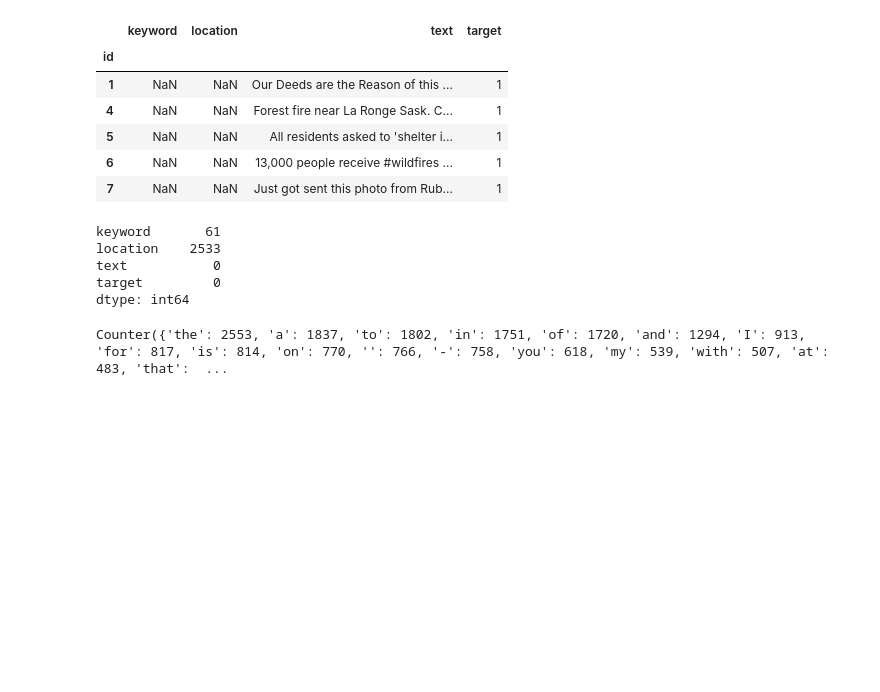
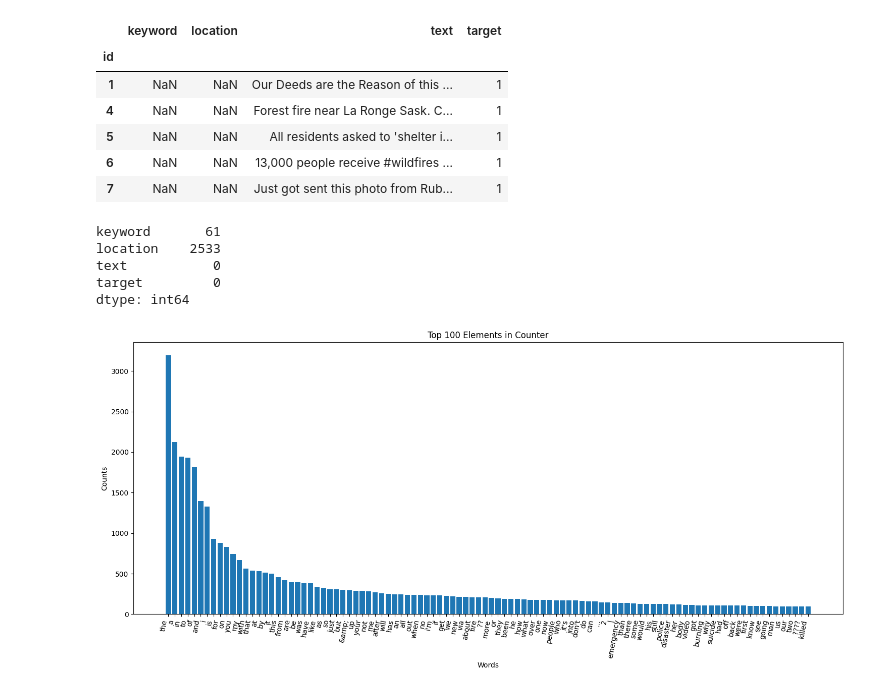
Before and after one commit to hugo-andriamaromanana/eye-of-emergency, a Jupyter notebook: exploratory/analysis.ipynb, the cells around one changed output. Cells and saved outputs as stored; diff of their text form; code cells hidden in the pictures; blank space fills up the shorter version.

```diff
--- a/exploratory/analysis.ipynb
+++ b/exploratory/analysis.ipynb
@@ -34,4 +28,23 @@ occs = Counter(words)
-# %%
-print(occs)
-# %% [output]
-Counter({'the': 2553, 'a': 1837, 'to': 1802, 'in': 1751, 'of': 1720, 'and': 1294, 'I': 913, 'for': 817, 'is': 814, 'on': 770, '': 766, '-': 758, 'you': 618, 'my': 539, 'with': 507, 'at': 483, 'that':  ...
+# %%
+from collections import Counter
+import matplotlib.pyplot as plt
+
+all_text = " ".join([i.lower() for i in TRAIN_DATA["text"]])
+words = all_text.split(" ")
+occs = Counter(words)
+del occs[" "]
+del occs["-"]
+del occs[""]
+top_100_elements = occs.most_common(100)
+elements, counts = zip(*top_100_elements)
+plt.figure(figsize=(15, 7))
+plt.bar(elements, counts)
+plt.xticks(rotation=80, ha="right")
+plt.xlabel("Words")
+plt.ylabel("Counts")
+plt.title("Top 100 Elements in Counter")
+plt.tight_layout()
+
+plt.show()
+# %% [output]
+[figure, added]
```
Also changed, not shown: parts of 2 cells of this notebook, 3 other files.
